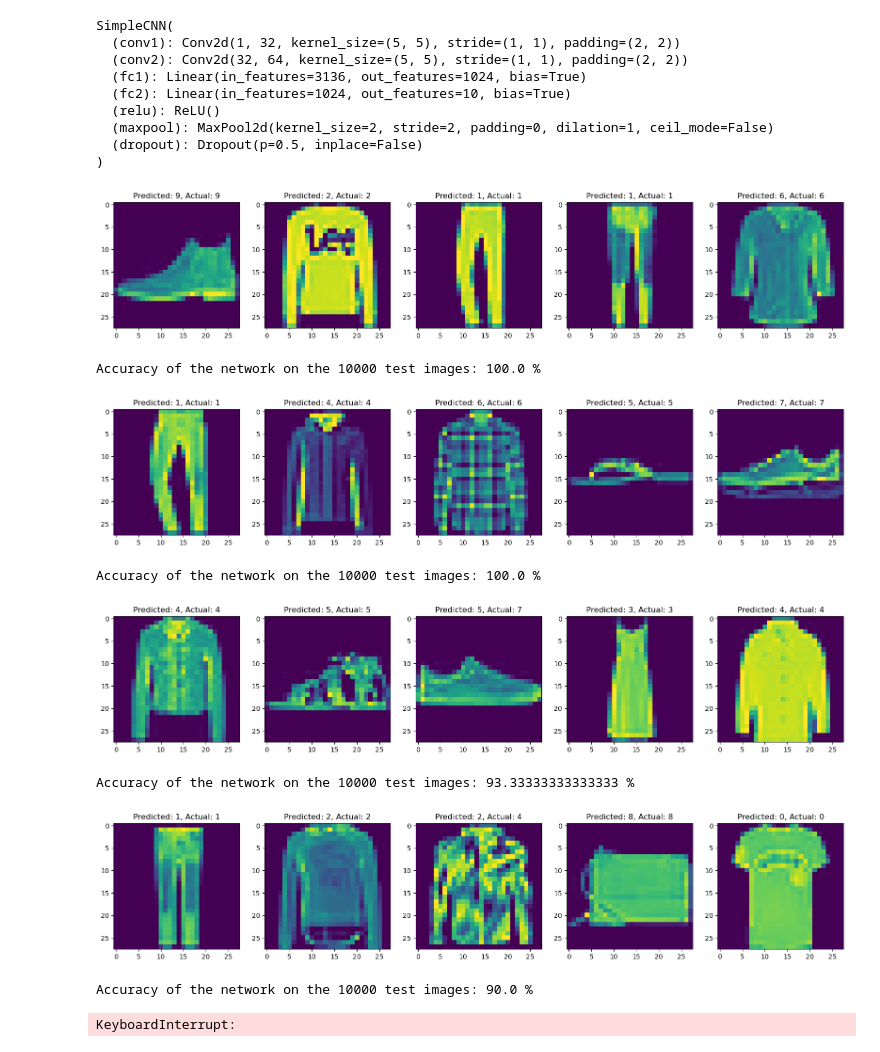
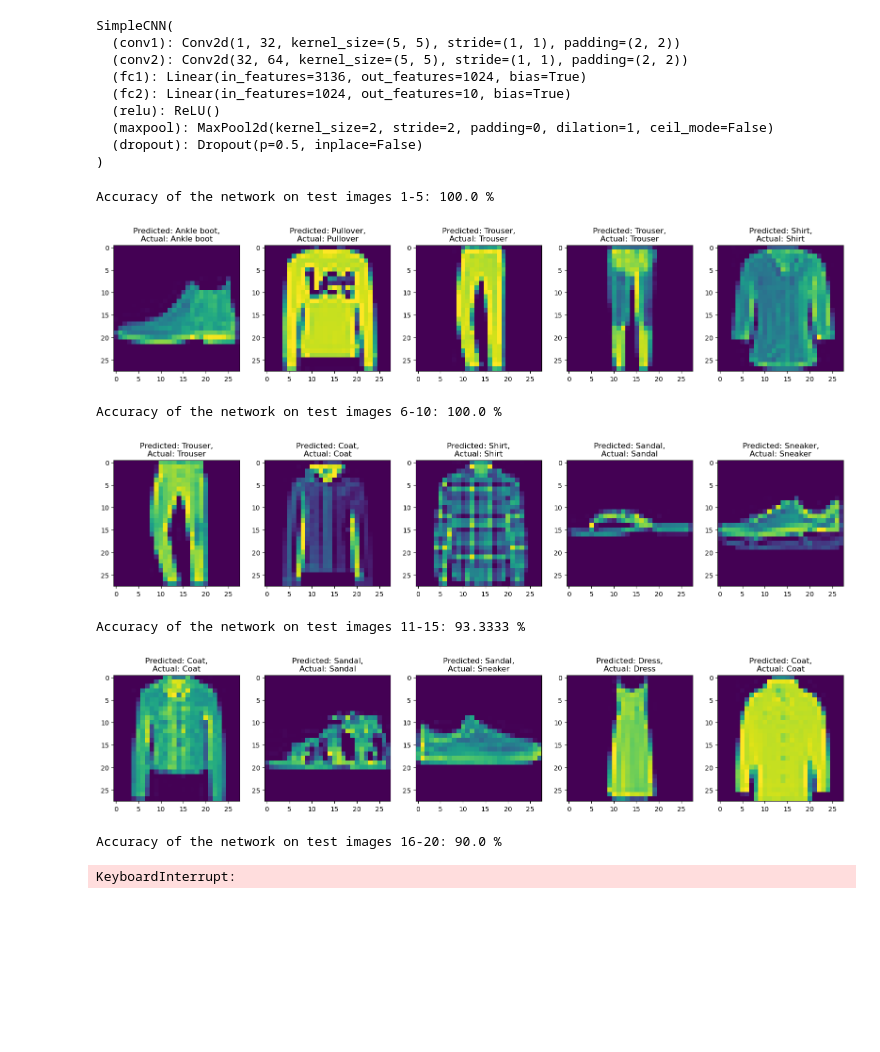
Before and after one commit to erencan-02/thesis-preliminary-tasks, a Jupyter notebook: Task 1/Task 1.ipynb, the cells around one changed output. Cells and saved outputs as stored; diff of their text form; code cells hidden in the pictures; blank space fills up the shorter version.

```diff
--- a/Task 1/Task 1.ipynb
+++ b/Task 1/Task 1.ipynb
@@ -1,6 +1,8 @@
 # %%
 # Task 1 - Fashion MNIST
 # Define, train, and test a simple CNN that classifies images in the Fashion-MNIST dataset, introduced in the paper "Fashion-MNIST: a Novel Image Dataset for Benchmarking Machine Learning Algorithms"
+
+labels = ['T-shirt/top', 'Trouser', 'Pullover', 'Dress', 'Coat', 'Sandal', 'Shirt', 'Sneaker', 'Bag', 'Ankle boot']
 # %% [markdown]
 ### Labels
 Each training and test example is assigned to one of the following labels:
@@ -96,7 +96,7 @@ class SimpleCNN(nn.Module):
         return out
 # %%
 # set network and training parameters
-lr = 1e-1
+lr = 1e-2
 batch_size = 5
 num_epochs = 10
 
@@ -179,42 +160,40 @@ SimpleCNN(
 )
 # %%
 # Test the saved model on the MNIST Test-Data
+
+# Only relevant for the plot
+size_constraint = 100
+figsize = (size_constraint//batch_size, size_constraint//batch_size)
 
 correct = 0
 total = 0
 
-size_constraint = 100
-figsize = (size_constraint//batch_size, size_constraint//batch_size)
-
 with torch.no_grad():
-
-    # Test with batches
     for i in range(0, test_data.shape[0], batch_size):
 
         inputs = torch.tensor(test_data[i:i+batch_size].reshape(-1, 1, 28, 28)/255, dtype=torch.float32).to(device)
-        labels = torch.tensor(test_labels[i:i+batch_size], dtype=torch.long).to(device)
+        true_labels = torch.tensor(test_labels[i:i+batch_size], dtype=torch.long).to(device)
 
         outputs = model(inputs)
         _, predicted = torch.max(outputs.data, 1)
-        total += labels.size(0)
-        correct += (predicted == labels).sum().item()
+        total += true_labels.size(0)
+        correct += (predicted == true_labels).sum().item()
+
+        # Print the accuracy
+        print(f"Accuracy of the network on test images {i+1}-{i+batch_size}: {round(100 * correct / total, 4)} %")
 
         # Plot the images
         f, axarr = plt.subplots(1, batch_size, figsize=figsize)
         for k in range(batch_size):
             axarr[k].imshow(test_data[i:i+batch_size][k], interpolation='nearest')
-            axarr[k].set_title(f"Predicted: {predicted[k]}, Actual: {labels[k]}")
+            axarr[k].set_title(f"Predicted: {labels[predicted[k]]},\nActual: {labels[true_labels[k]]}")
         plt.show()
-
-        # Print the accuracy
-        print(f"Accuracy of the network on the {test_data.shape[0]} test images: {100 * correct / total} %")
 # %% [output]
+Accuracy of the network on test images 1-5: 100.0 %
-[figure, old version]
+[figure, new version]
-Accuracy of the network on the 10000 test images: 100.0 %
+Accuracy of the network on test images 6-10: 100.0 %
-[figure, old version]
+[figure, new version]
-Accuracy of the network on the 10000 test images: 100.0 %
+Accuracy of the network on test images 11-15: 93.3333 %
-[figure, old version]
+[figure, new version]
-Accuracy of the network on the 10000 test images: 93.33333333333333 %
-[figure, removed]
-Accuracy of the network on the 10000 test images: 90.0 %
+Accuracy of the network on test images 16-20: 90.0 %
 KeyboardInterrupt:
```
Also changed, not shown: parts of 2 cells of this notebook.
